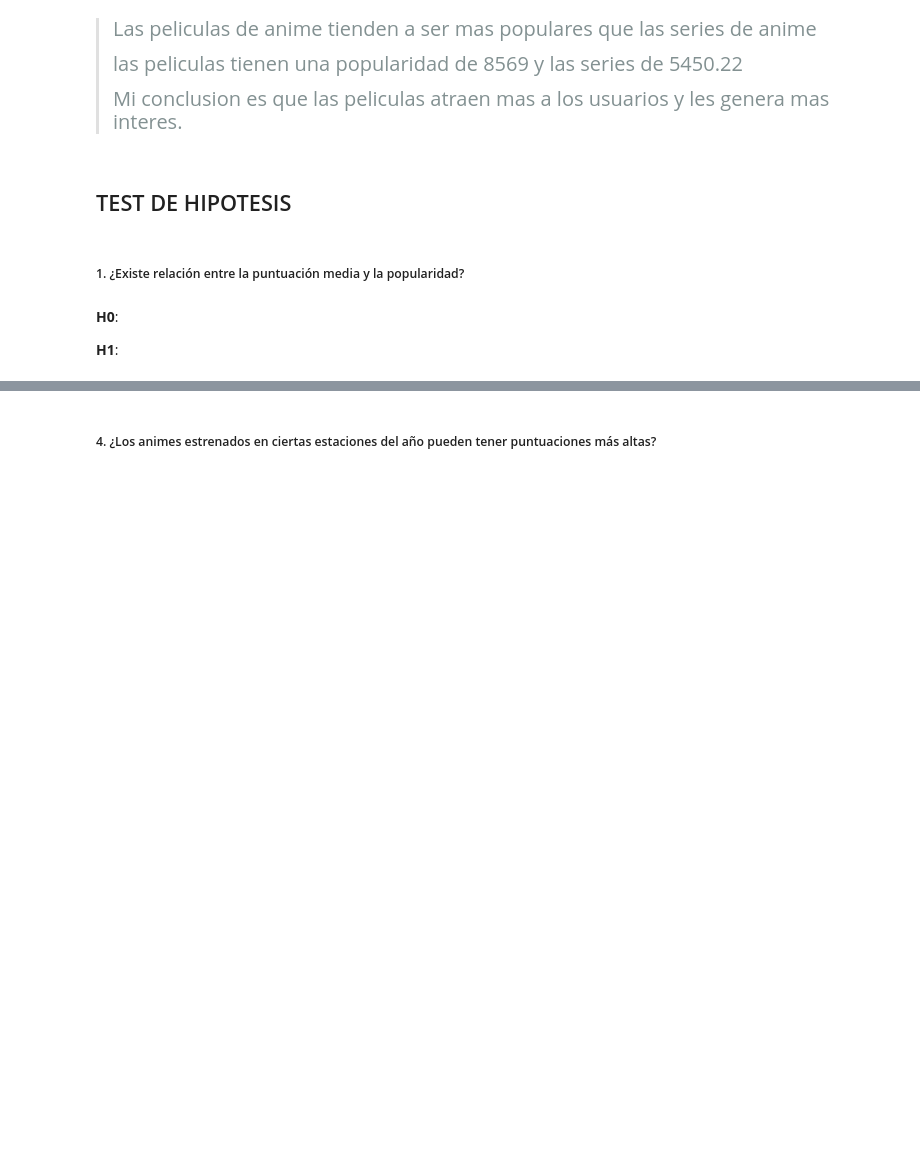
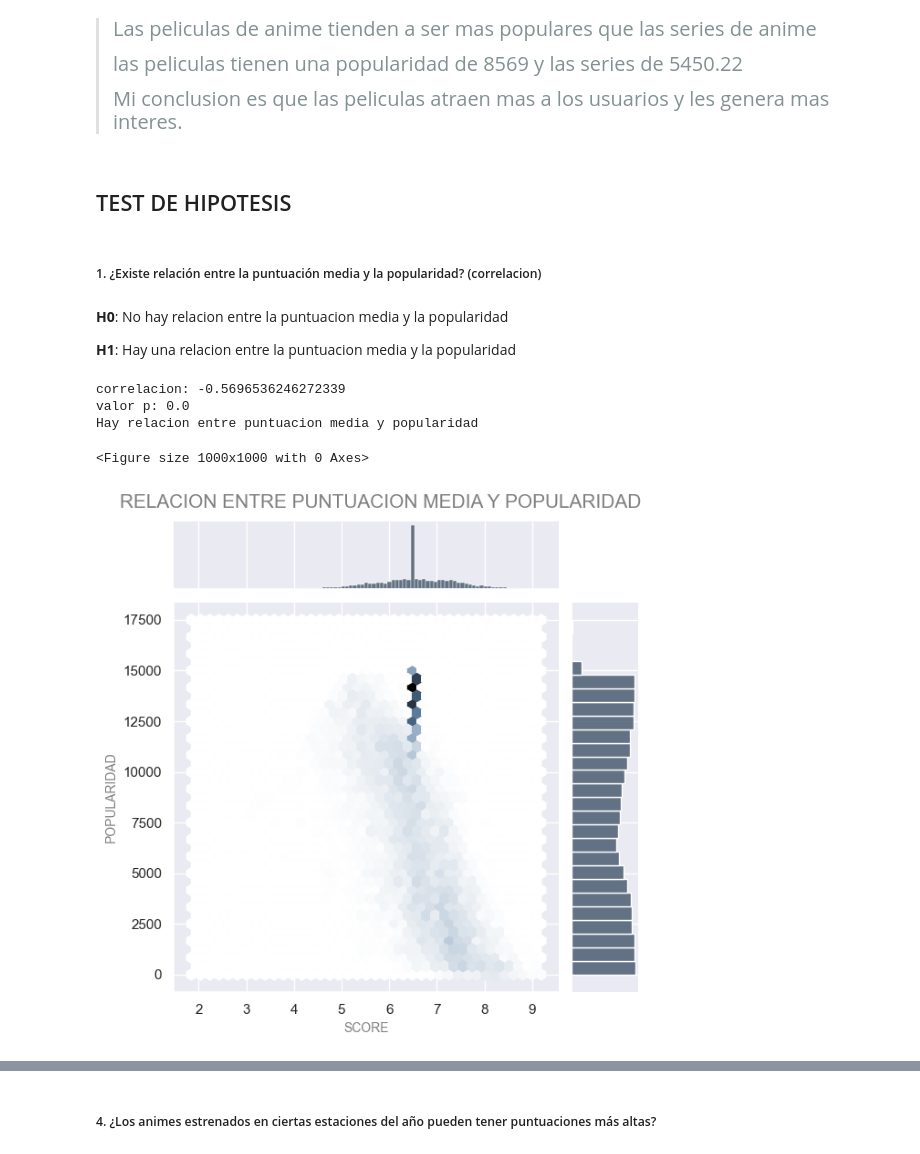
Before and after one commit to AmyGaarcia/DS_PT_09_2023, a Jupyter notebook: Data_Analysis/EDA/EDA_definitivo_anime.ipynb, the cells around one changed output, grey strips where cells are left out. Cells and saved outputs as stored; diff of their text form; code cells hidden in the pictures; blank space fills up the shorter version.

```diff
--- a/Data_Analysis/EDA/EDA_definitivo_anime.ipynb
+++ b/Data_Analysis/EDA/EDA_definitivo_anime.ipynb
@@ -1442,8 +1342,35 @@ plt.show()
 # %% [markdown]
 ## TEST DE HIPOTESIS
 # %% [markdown]
-##### 1. ¿Existe relación entre la puntuación media y la popularidad?
+##### 1. ¿Existe relación entre la puntuación media y la popularidad? (correlacion)
-# %% [markdown]
-**H0**:
-
-**H1**:
+# %% [markdown]
+**H0**: No hay relacion entre la puntuacion media y la popularidad
+
+**H1**: Hay una relacion entre la puntuacion media y la popularidad
+# %%
+correlacion, valor_p =pearsonr(anime_EDA["Score"], anime_EDA["Popularity"])
+
+print(f"correlacion: {correlacion}")
+print(f"valor p: {valor_p}")
+
+nivel_significancia= 0.01
+
+if valor_p< nivel_significancia:
+    print("Hay relacion entre puntuacion media y popularidad")
+else:
+    print("Hipotesis nulam, no hay relacion entre la puntuacion y la popularidad")
+
+#GRAFICA
+
+plt.figure(figsize=(10,10))
+sns.jointplot(x="Score", y="Popularity", data=anime_EDA,kind="hex", alpha=1, color="#34495E")
+plt.suptitle("RELACION ENTRE PUNTUACION MEDIA Y POPULARIDAD", y=1.02, color="Grey", fontsize=15)
+plt.xlabel("SCORE", color="Grey", fontsize=10)
+plt.ylabel("POPULARIDAD",color="Grey", fontsize=10)
+plt.show()
+# %% [output]
+correlacion: -0.5696536246272339
+valor p: 0.0
+Hay relacion entre puntuacion media y popularidad
+<Figure size 1000x1000 with 0 Axes>
+[figure, added]
```
Also changed, not shown: parts of 43 cells of this notebook.
